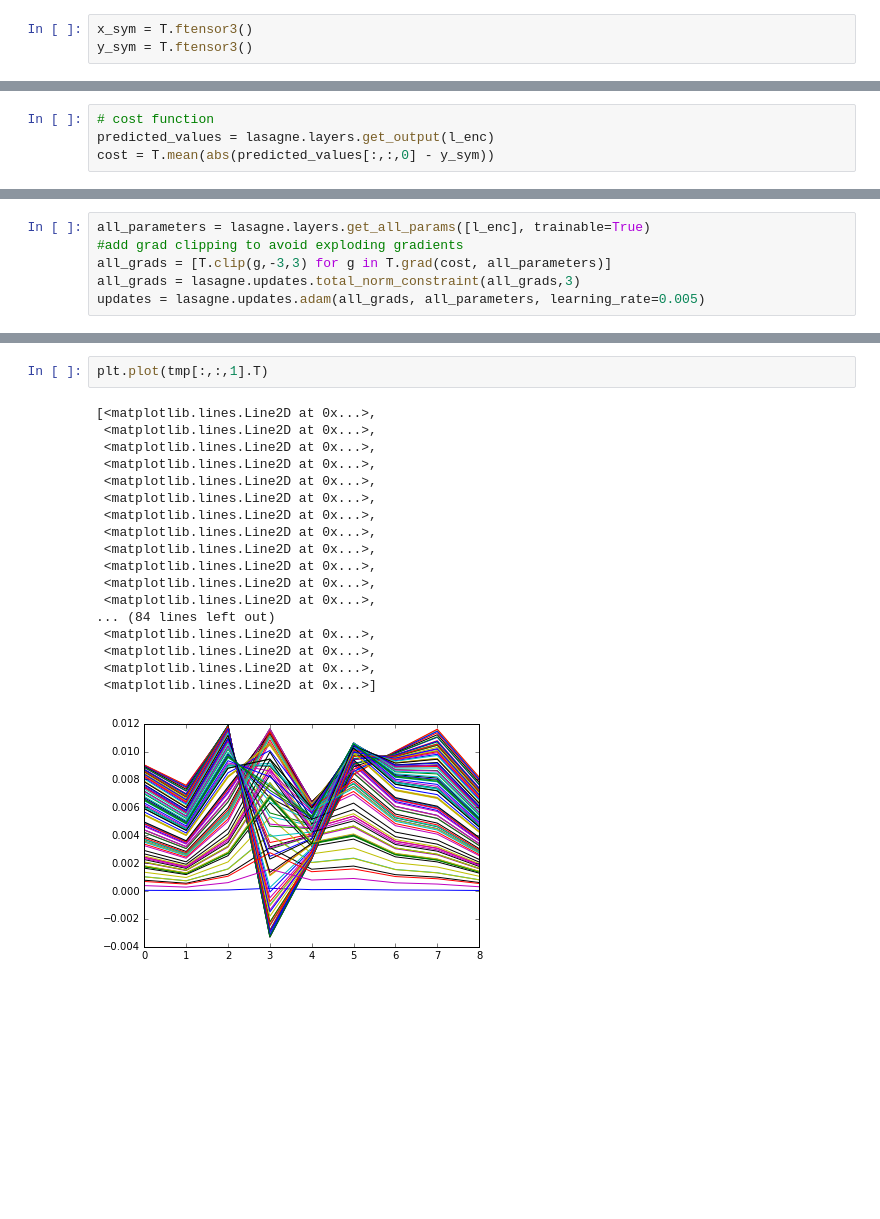
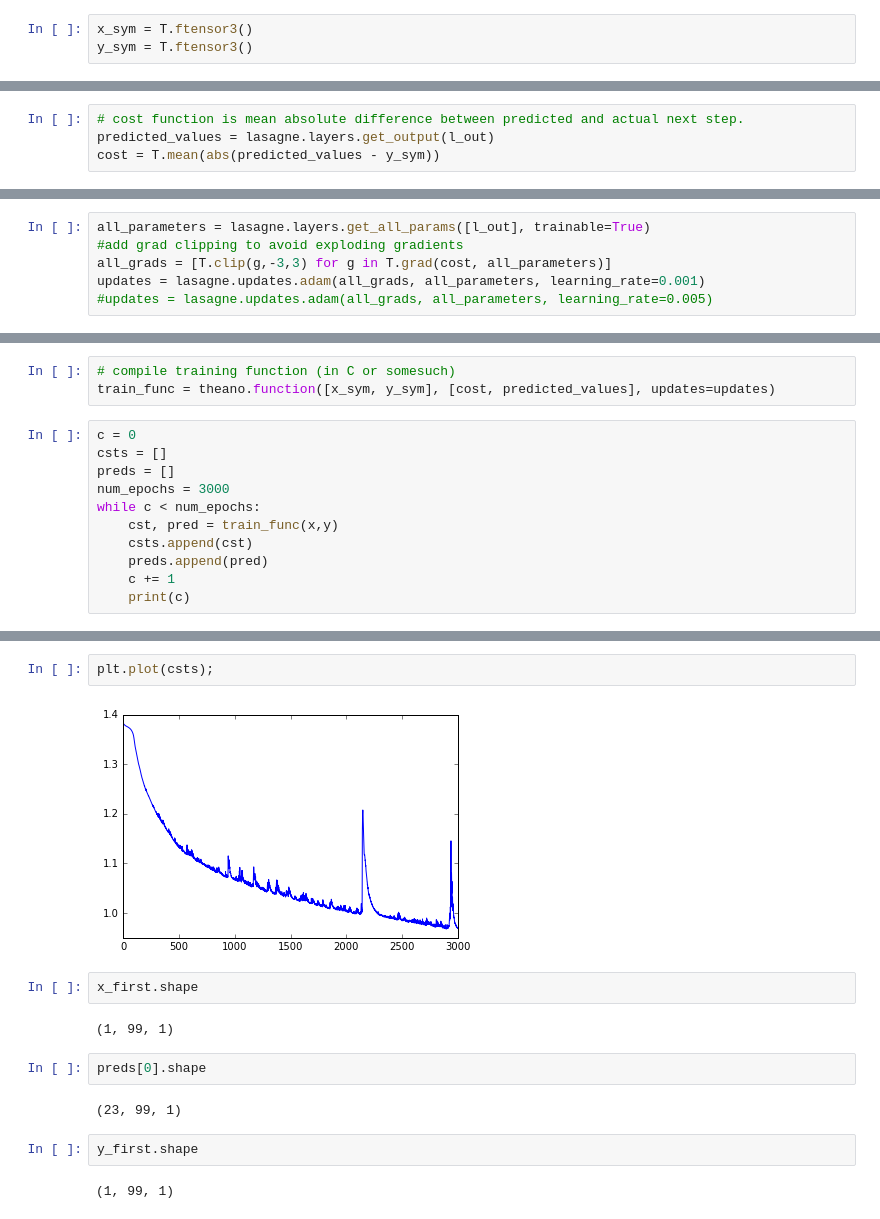
Before and after one commit to deoxyribose/prednet, a Jupyter notebook: sum_of_sinusoids_rnn.ipynb, the cells around one changed output, grey strips where cells are left out. Saved outputs shown, nothing was run; the diff lists cells and outputs as text; blank space fills up the shorter version.

Commit message:
notebook for training gru-rnns

```diff
--- a/sum_of_sinusoids_rnn.ipynb
+++ b/sum_of_sinusoids_rnn.ipynb
@@ -64,4 +91,4 @@ print(lasagne.layers.get_output(l_enc, inputs={l_in: x_sym}).eval(
 # %%
-# cost function
-predicted_values = lasagne.layers.get_output(l_enc)
-cost = T.mean(abs(predicted_values[:,:,0] - y_sym))
+# cost function is mean absolute difference between predicted and actual next step.
+predicted_values = lasagne.layers.get_output(l_out)
+cost = T.mean(abs(predicted_values - y_sym))
@@ -68,6 +99,6 @@ cost = T.mean(abs(predicted_values[:,:,0] - y_sym))
 # %%
-all_parameters = lasagne.layers.get_all_params([l_enc], trainable=True)
+all_parameters = lasagne.layers.get_all_params([l_out], trainable=True)
 #add grad clipping to avoid exploding gradients
 all_grads = [T.clip(g,-3,3) for g in T.grad(cost, all_parameters)]
-all_grads = lasagne.updates.total_norm_constraint(all_grads,3)
-updates = lasagne.updates.adam(all_grads, all_parameters, learning_rate=0.005)
+updates = lasagne.updates.adam(all_grads, all_parameters, learning_rate=0.001)
+#updates = lasagne.updates.adam(all_grads, all_parameters, learning_rate=0.005)
@@ -114,0 +126,14 @@ tmp = lasagne.layers.get_output(l_enc, inputs={l_in: x_sym}).eval(
+# %%
+# compile training function (in C or somesuch)
+train_func = theano.function([x_sym, y_sym], [cost, predicted_values], updates=updates)
+# %%
+c = 0
+csts = []
+preds = []
+num_epochs = 3000
+while c < num_epochs:
+    cst, pred = train_func(x,y)
+    csts.append(cst)
+    preds.append(pred)
+    c += 1
+    print(c)
@@ -115,21 +158,16 @@ tmp = lasagne.layers.get_output(l_enc, inputs={l_in: x_sym}).eval(
 # %%
-plt.plot(tmp[:,:,1].T)
+plt.plot(csts);
 # %% [output]
-[<matplotlib.lines.Line2D at 0x...>,
- <matplotlib.lines.Line2D at 0x...>,
- <matplotlib.lines.Line2D at 0x...>,
- <matplotlib.lines.Line2D at 0x...>,
- <matplotlib.lines.Line2D at 0x...>,
- <matplotlib.lines.Line2D at 0x...>,
- <matplotlib.lines.Line2D at 0x...>,
- <matplotlib.lines.Line2D at 0x...>,
- <matplotlib.lines.Line2D at 0x...>,
- <matplotlib.lines.Line2D at 0x...>,
- <matplotlib.lines.Line2D at 0x...>,
- <matplotlib.lines.Line2D at 0x...>,
-... (84 lines left out)
- <matplotlib.lines.Line2D at 0x...>,
- <matplotlib.lines.Line2D at 0x...>,
- <matplotlib.lines.Line2D at 0x...>,
- <matplotlib.lines.Line2D at 0x...>]
-[figure, old version]
+[figure, new version]
+# %%
+x_first.shape
+# %% [output]
+(1, 99, 1)
+# %%
+preds[0].shape
+# %% [output]
+(23, 99, 1)
+# %%
+y_first.shape
+# %% [output]
+(1, 99, 1)
```
Also changed, not shown: parts of 31 cells of this notebook.
